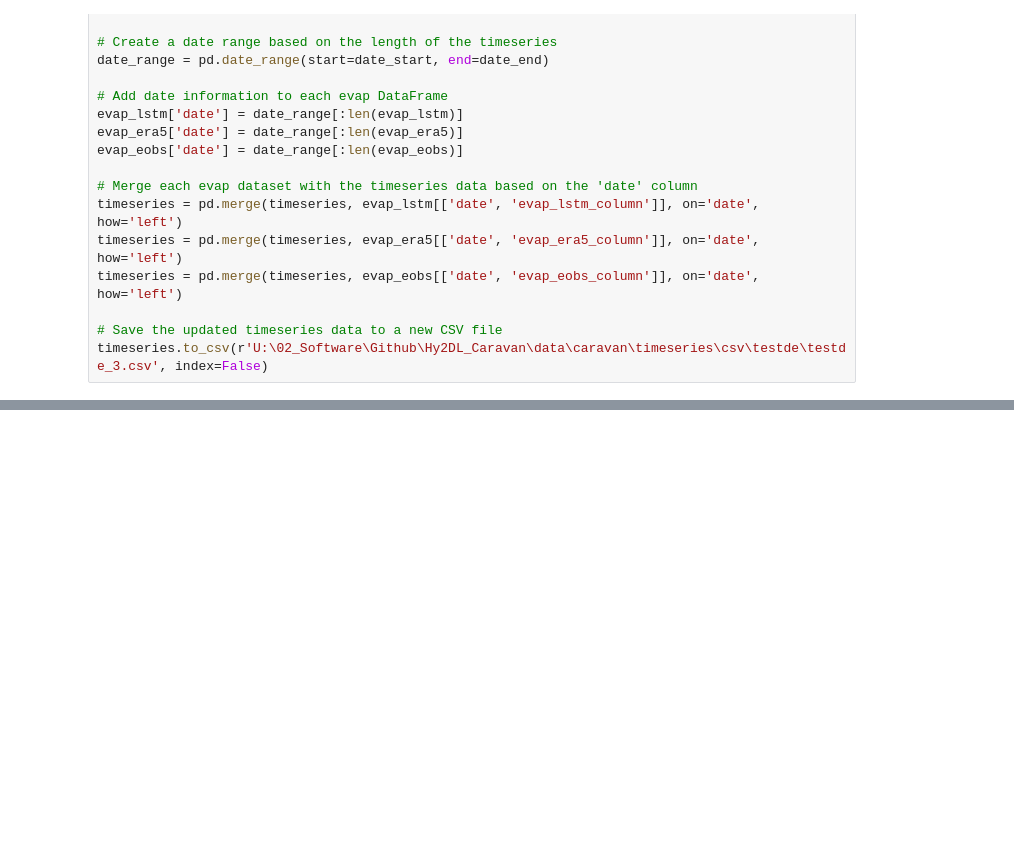
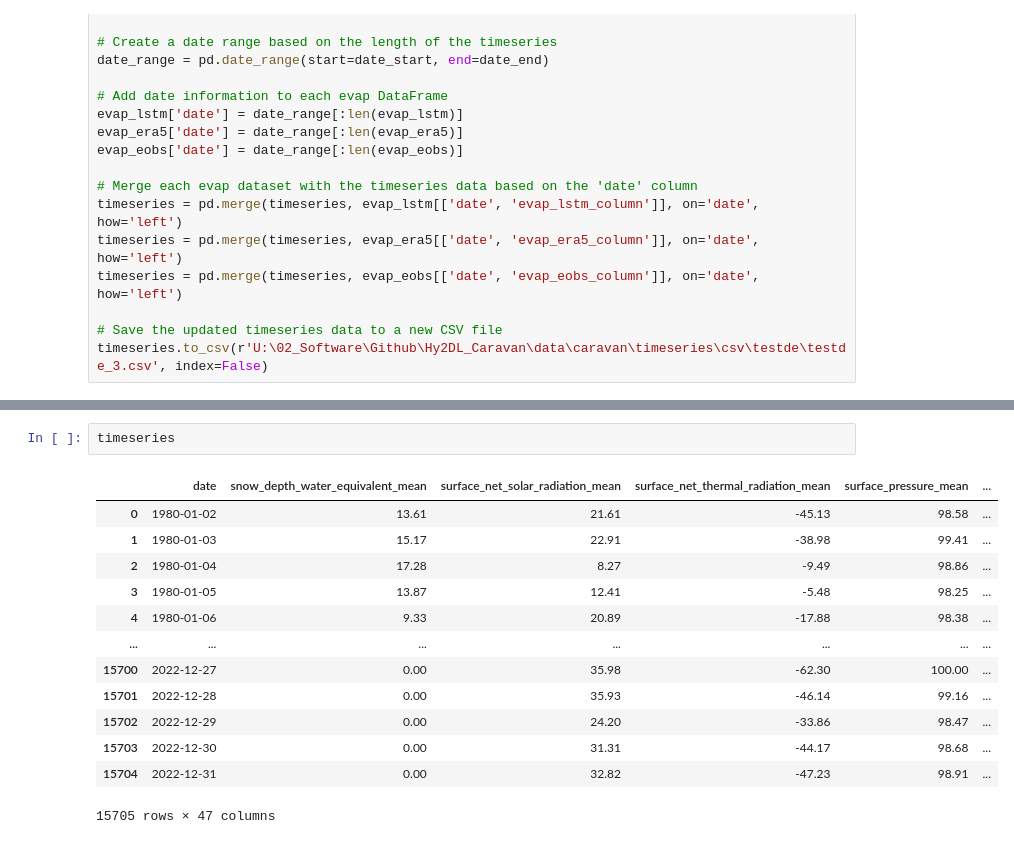
Before and after one commit to Ash-Manoj/Hy2DL_Caravan, a Jupyter notebook: Hy2DL/experiments/combine_precip.ipynb, the cells around one changed output, grey strips where cells are left out. Saved outputs shown, nothing was run; the diff lists cells and outputs as text; blank space fills up the shorter version.

```diff
--- a/Hy2DL/experiments/combine_precip.ipynb
+++ b/Hy2DL/experiments/combine_precip.ipynb
@@ -216,0 +256,16 @@ timeseries.to_csv(r'U:\02_Software\Github\Hy2DL_Caravan\data\caravan\timeseries\
+# %%
+timeseries
+# %% [output]
+|  | date | snow_depth_water_equivalent_mean | surface_net_solar_radiation_mean | surface_net_thermal_radiation_mean | surface_pressure_mean | ... |
+| 0 | 1980-01-02 | 13.61 | 21.61 | -45.13 | 98.58 | ... |
+| 1 | 1980-01-03 | 15.17 | 22.91 | -38.98 | 99.41 | ... |
+| 2 | 1980-01-04 | 17.28 | 8.27 | -9.49 | 98.86 | ... |
+| 3 | 1980-01-05 | 13.87 | 12.41 | -5.48 | 98.25 | ... |
+| 4 | 1980-01-06 | 9.33 | 20.89 | -17.88 | 98.38 | ... |
+| ... | ... | ... | ... | ... | ... | ... |
+| 15700 | 2022-12-27 | 0.00 | 35.98 | -62.30 | 100.00 | ... |
+| 15701 | 2022-12-28 | 0.00 | 35.93 | -46.14 | 99.16 | ... |
+| 15702 | 2022-12-29 | 0.00 | 24.20 | -33.86 | 98.47 | ... |
+| 15703 | 2022-12-30 | 0.00 | 31.31 | -44.17 | 98.68 | ... |
+| 15704 | 2022-12-31 | 0.00 | 32.82 | -47.23 | 98.91 | ... |
+15705 rows × 47 columns
```
Also changed, not shown: parts of 7 cells of this notebook, 3 other files.
